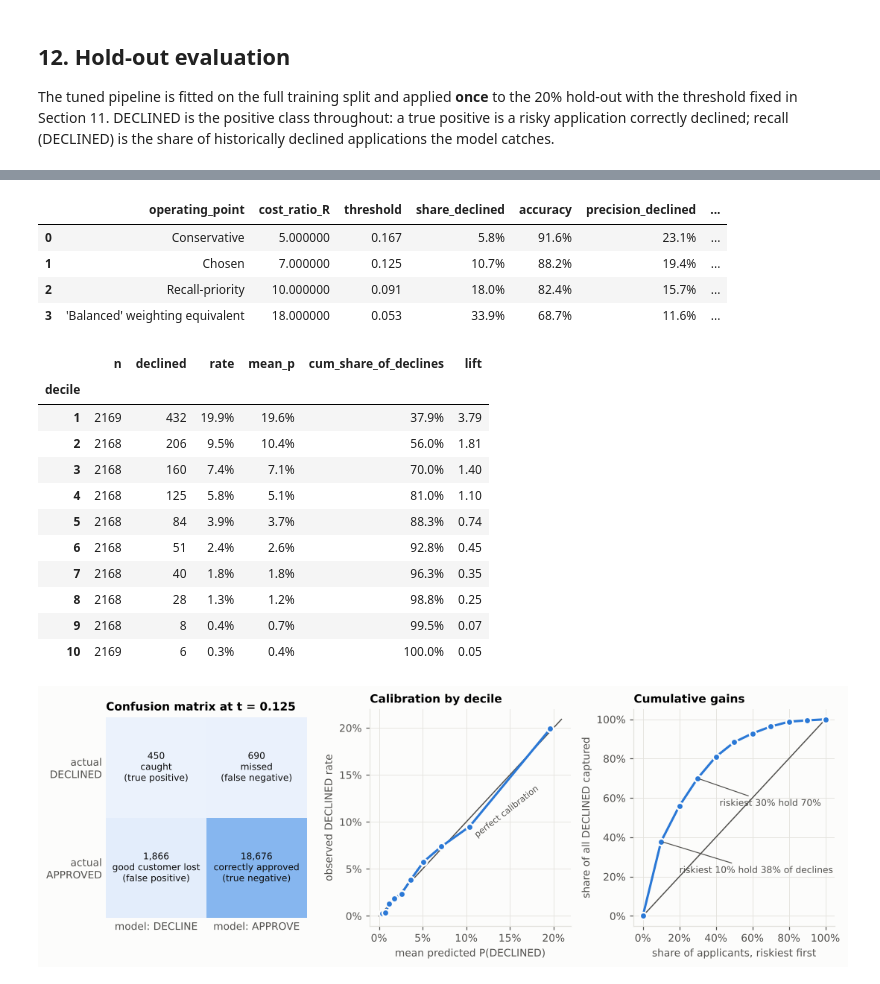
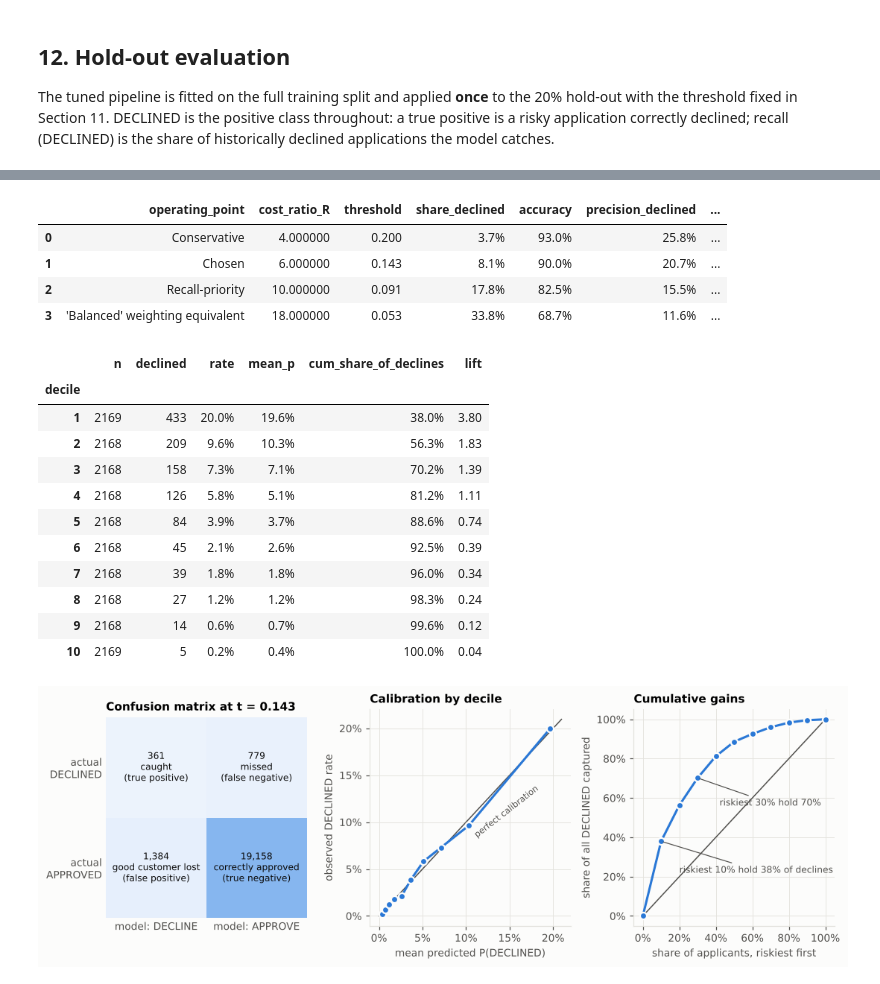
Before and after one commit to joymondal/abc_credit_project, a Jupyter notebook: ABC_Credit_Loan_Model.ipynb, the cells around one changed output, grey strips where cells are left out. Saved outputs shown, nothing was run; the diff lists cells and outputs as text; code cells hidden in the pictures.

```diff
--- a/ABC_Credit_Loan_Model.ipynb
+++ b/ABC_Credit_Loan_Model.ipynb
@@ -557,0 +686,18 @@ RESULTS["iv"] = iv.round(4).to_dict()
+# %%
+cm = ev[["LTV_c", "Loan_Amount", "vehicle_price", "Age_num", "Net_salary", "y"]].rename(
+    columns={"LTV_c": "LTV", "vehicle_price": "Vehicle price", "Age_num": "Age", "y": "DECLINED"}).corr(method="spearman")
+from matplotlib.colors import LinearSegmentedColormap
+div = LinearSegmentedColormap.from_list("div", [C["orange"], "#eeeeea", C["blue"]])
+fig, ax = plt.subplots(figsize=(5.6, 4.4))
+im = ax.imshow(cm.values, cmap=div, vmin=-1, vmax=1); ax.grid(False)
+ax.set_xticks(range(len(cm)), cm.columns, rotation=35, ha="right"); ax.set_yticks(range(len(cm)), cm.index)
+for i in range(len(cm)):
+    for j in range(len(cm)):
+        ax.text(j, i, f"{cm.values[i, j]:+.2f}", ha="center", va="center", fontsize=8, color="white" if abs(cm.values[i, j]) > 0.6 else C["ink"])
+for s in ax.spines.values(): s.set_visible(False)
+ax.set_xticks(np.arange(-.5, len(cm), 1), minor=True); ax.set_yticks(np.arange(-.5, len(cm), 1), minor=True)
+ax.grid(which="minor", color=C["surface"], linewidth=2); ax.tick_params(which="minor", length=0)
+ax.set_title("Spearman correlation of the numeric fields and the decision")
+fig.colorbar(im, ax=ax, fraction=0.045, pad=0.03)
+fig.tight_layout(); save(fig, "fig05c_correlation")
+RESULTS["spearman"] = cm.round(4).to_dict()
@@ -874,14 +1024,15 @@ step 9: + residence_type   PR-AUC 0.1807  ROC-AUC 0.7842
 # %%
 best_step = int(path["cv_pr_auc"].idxmax())
 statistical = path["question_added"].iloc[: best_step + 1].tolist()        # questions that add cross-validated signal
-MANDATED = ["age", "employment_type", "net_salary"]   # RBI (Digital Lending) Directions 2025: age, occupation and income must be captured
-final_questions = [q for q in QUESTIONS if q in set(statistical) | set(MANDATED)]
+MANDATED = ["age", "employment_type"]                  # kept whatever their rank: the age policy needs age, and occupation is a basic profile field
+EXCLUDED = ["net_salary"]                              # team decision: unverified, heaped on round numbers, adds about +0.0001 PR-AUC, and is the most sensitive question
+final_questions = [q for q in QUESTIONS if q in (set(statistical) | set(MANDATED)) - set(EXCLUDED)]
 dropped = [q for q in QUESTIONS if q not in final_questions]
 KEEP = features_for(final_questions)
 path["decision"] = ["keep" if q in final_questions else "drop" for q in path["question_added"]]
 display(path.style.format({"cv_pr_auc": "{:.4f}", "fold_sd": "{:.4f}", "cv_roc_auc": "{:.4f}", "gain": "{:+.4f}"}, na_rep="-"))
 print("Questions kept   :", final_questions)
-print("Questions dropped:", dropped, "(plus Gender and ID, never candidates)")
+print("Questions dropped:", dropped, "(plus Gender and ID, never candidates); excluded by decision:", EXCLUDED)
 print("Model features   :", len(KEEP), KEEP)
 
 fig, ax = plt.subplots(figsize=(9, 3.6))
@@ -896,7 +1047,7 @@ ax.set(title="Cross-validated PR-AUC as questions are added (greedy forward sele
 ax.set_ylim(path["cv_pr_auc"].min() - 0.012, path["cv_pr_auc"].max() + 0.009); ax.set_xlim(0.6, len(path) + 1.1); ax.set_xticks(path["step"]); ax.legend(fontsize=8, loc="lower right")
 fig.tight_layout(); save(fig, "fig08_question_selection")
 RESULTS["question_selection"] = {"path": path.round(5).to_dict("records"), "final_questions": final_questions, "dropped": dropped,
-                                 "statistical": statistical, "mandated": MANDATED, "model_features": KEEP}
+                                 "statistical": statistical, "mandated": MANDATED, "excluded": EXCLUDED, "model_features": KEEP}
 # %% [output]
 |  | step | question_added | cv_pr_auc | fold_sd | cv_roc_auc | gain | decision |
 | 0 | 1 | price_and_loan | 0.1366 | 0.0037 | 0.7402 | - | keep |
@@ -1003,10 +1155,10 @@ def at_threshold(yt, p, t):
 grid = np.round(np.arange(0.01, 0.60, 0.0025), 4)
 sweep = pd.DataFrame([at_threshold(y_tr, p_oof, t) for t in grid])
 cost = lambda R: sweep["fp"] + R * sweep["fn"]
-COST_RATIO = 7
+COST_RATIO = 6
 THRESHOLD = round(1 / (1 + COST_RATIO), 3)                      # Bayes-optimal cut-off for the stated cost ratio
 sens = []
-for R in [3, 5, 7, 10, 15, round(ratio, 1)]:
+for R in [3, 4, 5, 6, 7, 10, 15, round(ratio, 1)]:
     row = at_threshold(y_tr, p_oof, 1 / (1 + R))
     sens.append({"cost_ratio_R": R, "bayes_threshold": 1 / (1 + R), "empirical_cost_minimum_at": float(grid[int(np.argmin(cost(R)))]),
                  **{k: row[k] for k in ["recall_declined", "precision_declined", "f1_declined", "share_declined", "accuracy"]}})
@@ -1042,8 +1196,8 @@ ax.axvline(THRESHOLD, color=C["ink"], lw=1); ax.text(THRESHOLD + 0.006, 0.93, f"
 ax.axvline(0.5, color=C["ink2"], lw=1); ax.text(0.494, 0.93, "default 0.5", fontsize=8, color=C["ink2"], ha="right")
 ax.set(title="What each threshold delivers (out-of-fold)", xlabel="decline if P(DECLINED) >= threshold", xlim=(0, 0.6), ylim=(0, 1)); pct(ax); ax.legend(fontsize=8, loc="center", bbox_to_anchor=(0.52, 0.6))
 ax = axs[1]
-for R, colr in [(5, C["aqua"]), (7, C["blue"]), (10, C["orange"])]:
-    c = cost(R) / len(y_tr); ax.plot(sweep["threshold"], c, color=colr, lw=2.4 if R == 7 else 1.6, label=f"R = {R}  (Bayes cut-off {1/(1+R):.3f})")
+for R, colr in [(4, C["aqua"]), (COST_RATIO, C["blue"]), (10, C["orange"])]:
+    c = cost(R) / len(y_tr); ax.plot(sweep["threshold"], c, color=colr, lw=2.4 if R == COST_RATIO else 1.6, label=f"R = {R}  (Bayes cut-off {1/(1+R):.3f})")
     i = int(np.argmin(c)); ax.scatter([sweep["threshold"][i]], [c[i]], s=45, color=colr, edgecolor=C["surface"], linewidth=1.5, zorder=3)
 ax.set(title="Expected cost per application (in units of one lost good customer)", xlabel="threshold", xlim=(0, 0.45), ylim=(0.1, 0.62)); ax.legend(fontsize=8, loc="lower right")
 fig.tight_layout(); save(fig, "fig09_threshold")
@@ -1103,33 +1257,33 @@ Confusion matrix at t = 0.125:  TP 450  FN 690  FP 1,866  TN 18,676
 # %%
 # Alternative operating points (all thresholds fixed in advance from the cost ratio) and the decile view
 ops = pd.DataFrame([{"operating_point": name, "cost_ratio_R": R, **at_threshold(yh, p_ho, 1 / (1 + R))} for name, R in
-                    [("Conservative", 5), ("Chosen", COST_RATIO), ("Recall-priority", 10), ("'Balanced' weighting equivalent", round(ratio, 1))]])
+                    [("Conservative", 4), ("Chosen", COST_RATIO), ("Recall-priority", 10), ("'Balanced' weighting equivalent", round(ratio, 1))]])
 display(ops[["operating_point", "cost_ratio_R", "threshold", "share_declined", "accuracy", "precision_declined", "recall_declined", "f1_declined"]]
         .style.format({"threshold": "{:.3f}", "share_declined": "{:.1%}", "accuracy": "{:.1%}", "precision_declined": "{:.1%}", "recall_declined": "{:.1%}", "f1_declined": "{:.3f}"}))
 dec = pd.DataFrame({"p": p_ho, "y": yh}); dec["decile"] = 10 - pd.qcut(dec["p"].rank(method="first"), 10, labels=False)
 lift = dec.groupby("decile").agg(n=("y", "size"), declined=("y", "sum"), rate=("y", "mean"), mean_p=("p", "mean"))
 lift["cum_share_of_declines"] = lift["declined"].cumsum() / lift["declined"].sum(); lift["lift"] = lift["rate"] / yh.mean()
 display(lift.style.format({"rate": "{:.1%}", "mean_p": "{:.1%}", "cum_share_of_declines": "{:.1%}", "lift": "{:.2f}"}))
 RESULTS["holdout"]["operating_points"] = ops.round(5).to_dict("records")
 RESULTS["holdout"]["deciles"] = lift.round(5).reset_index().to_dict("records")
 # %% [output]
 |  | operating_point | cost_ratio_R | threshold | share_declined | accuracy | precision_declined | ... |
-| 0 | Conservative | 5.000000 | 0.167 | 5.8% | 91.6% | 23.1% | ... |
-| 1 | Chosen | 7.000000 | 0.125 | 10.7% | 88.2% | 19.4% | ... |
-| 2 | Recall-priority | 10.000000 | 0.091 | 18.0% | 82.4% | 15.7% | ... |
-| 3 | 'Balanced' weighting equivalent | 18.000000 | 0.053 | 33.9% | 68.7% | 11.6% | ... |
+| 0 | Conservative | 4.000000 | 0.200 | 3.7% | 93.0% | 25.8% | ... |
+| 1 | Chosen | 6.000000 | 0.143 | 8.1% | 90.0% | 20.7% | ... |
+| 2 | Recall-priority | 10.000000 | 0.091 | 17.8% | 82.5% | 15.5% | ... |
+| 3 | 'Balanced' weighting equivalent | 18.000000 | 0.053 | 33.8% | 68.7% | 11.6% | ... |
 |  | n | declined | rate | mean_p | cum_share_of_declines | lift |
 | decile |  |  |  |  |  |  |
-| 1 | 2169 | 432 | 19.9% | 19.6% | 37.9% | 3.79 |
-| 2 | 2168 | 206 | 9.5% | 10.4% | 56.0% | 1.81 |
-| 3 | 2168 | 160 | 7.4% | 7.1% | 70.0% | 1.40 |
-| 4 | 2168 | 125 | 5.8% | 5.1% | 81.0% | 1.10 |
-| 5 | 2168 | 84 | 3.9% | 3.7% | 88.3% | 0.74 |
-| 6 | 2168 | 51 | 2.4% | 2.6% | 92.8% | 0.45 |
-| 7 | 2168 | 40 | 1.8% | 1.8% | 96.3% | 0.35 |
-| 8 | 2168 | 28 | 1.3% | 1.2% | 98.8% | 0.25 |
-| 9 | 2168 | 8 | 0.4% | 0.7% | 99.5% | 0.07 |
-| 10 | 2169 | 6 | 0.3% | 0.4% | 100.0% | 0.05 |
+| 1 | 2169 | 433 | 20.0% | 19.6% | 38.0% | 3.80 |
+| 2 | 2168 | 209 | 9.6% | 10.3% | 56.3% | 1.83 |
+| 3 | 2168 | 158 | 7.3% | 7.1% | 70.2% | 1.39 |
+| 4 | 2168 | 126 | 5.8% | 5.1% | 81.2% | 1.11 |
+| 5 | 2168 | 84 | 3.9% | 3.7% | 88.6% | 0.74 |
+| 6 | 2168 | 45 | 2.1% | 2.6% | 92.5% | 0.39 |
+| 7 | 2168 | 39 | 1.8% | 1.8% | 96.0% | 0.34 |
+| 8 | 2168 | 27 | 1.2% | 1.2% | 98.3% | 0.24 |
+| 9 | 2168 | 14 | 0.6% | 0.7% | 99.6% | 0.12 |
+| 10 | 2169 | 5 | 0.2% | 0.4% | 100.0% | 0.04 |
 # %%
 fig, axs = plt.subplots(1, 3, figsize=(10, 3.5))
 ax = axs[0]; cm = np.array([[ho["tp"], ho["fn"]], [ho["fp"], ho["tn"]]])
```
Also changed, not shown: parts of 34 cells of this notebook, 41 other files.
